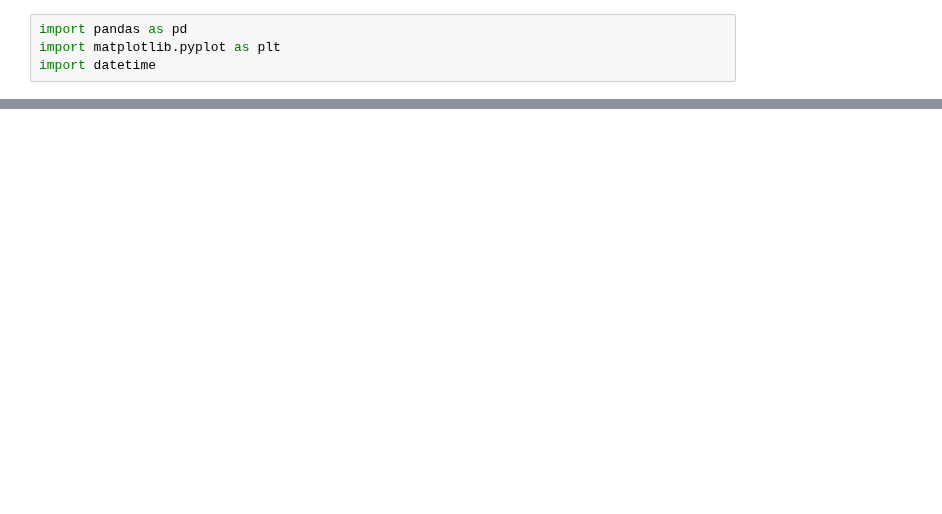
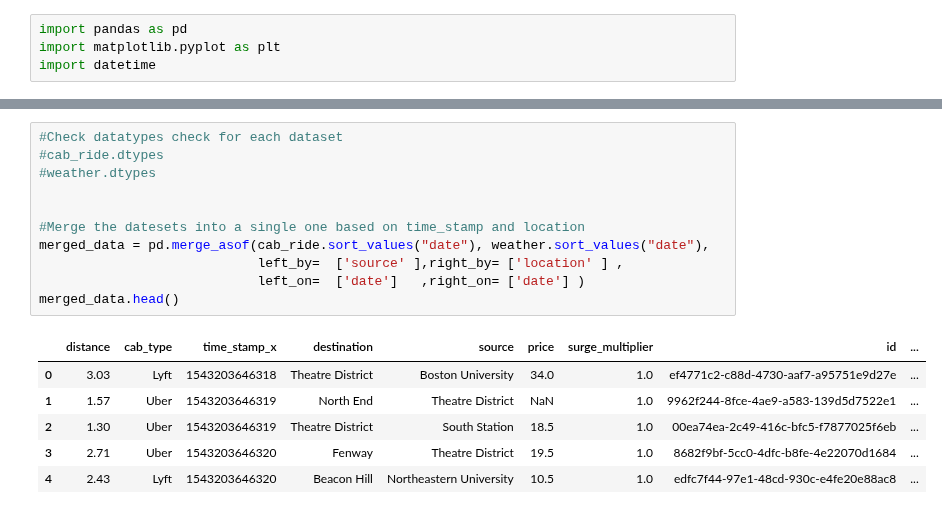
Before and after one commit to marnaji/Project-1, a Jupyter notebook: main.ipynb, the cells around one changed output, grey strips where cells are left out. Drawn from its saved outputs; the diff is of its cells as text; blank space fills up the shorter version.

```diff
--- a/main.ipynb
+++ b/main.ipynb
@@ -55 +31,19 @@ cab_ride.head()
+# %%
+#Check datatypes check for each dataset
+#cab_ride.dtypes
+#weather.dtypes
+
+
+#Merge the datesets into a single one based on time_stamp and location
+merged_data = pd.merge_asof(cab_ride.sort_values("date"), weather.sort_values("date"),
+                            left_by=  ['source' ],right_by= ['location' ] ,
+                            left_on=  ['date']   ,right_on= ['date'] )
+merged_data.head()
+# %% [output]
+|  | distance | cab_type | time_stamp_x | destination | source | price | surge_multiplier | id | ... |
+| 0 | 3.03 | Lyft | 1543203646318 | Theatre District | Boston University | 34.0 | 1.0 | ef4771c2-c88d-4730-aaf7-a95751e9d27e | ... |
+| 1 | 1.57 | Uber | 1543203646319 | North End | Theatre District | NaN | 1.0 | 9962f244-8fce-4ae9-a583-139d5d7522e1 | ... |
+| 2 | 1.30 | Uber | 1543203646319 | Theatre District | South Station | 18.5 | 1.0 | 00ea74ea-2c49-416c-bfc5-f7877025f6eb | ... |
+| 3 | 2.71 | Uber | 1543203646320 | Fenway | Theatre District | 19.5 | 1.0 | 8682f9bf-5cc0-4dfc-b8fe-4e22070d1684 | ... |
+| 4 | 2.43 | Lyft | 1543203646320 | Beacon Hill | Northeastern University | 10.5 | 1.0 | edfc7f44-97e1-48cd-930c-e4fe20e88ac8 | ... |
 # %%
```
Also changed, not shown: parts of 10 cells of this notebook.
